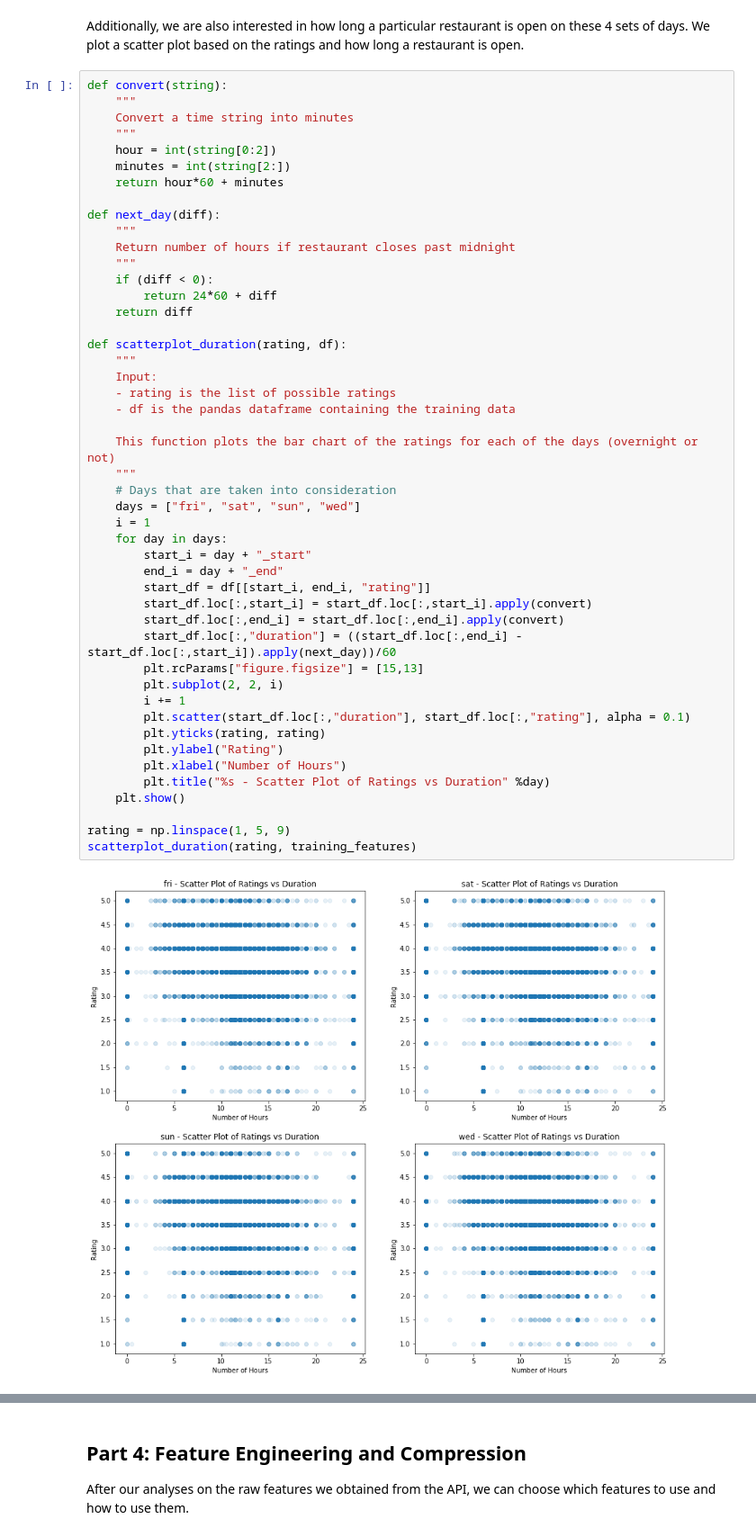
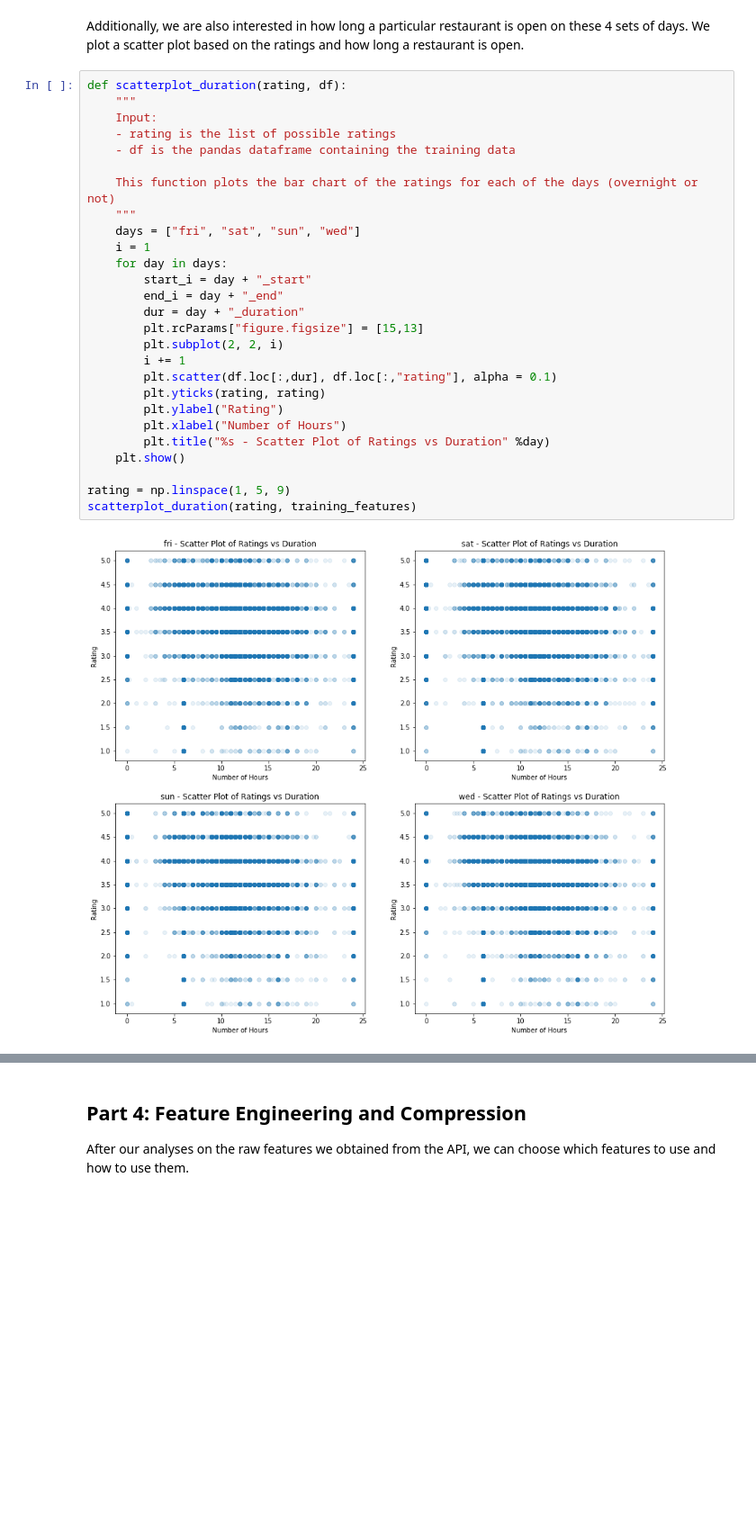
Before and after one commit to sandershihacker/yelp-rating-prediction, a Jupyter notebook: yelp_rating_prediction.ipynb, the cells around one changed output, grey strips where cells are left out. Shown at 90% size. Drawn from its saved outputs; the diff is of its cells as text; blank space fills up the shorter version.

```diff
--- a/yelp_rating_prediction.ipynb
+++ b/yelp_rating_prediction.ipynb
@@ -628,51 +704,31 @@ barplot_overnight(rating, training_features)
 Additionally, we are also interested in how long a particular restaurant is open on these 4 sets of days.
 We plot a scatter plot based on the ratings and how long a restaurant is open.
 # %%
-def convert(string):
-    """
-    Convert a time string into minutes
-    """
-    hour = int(string[0:2])
-    minutes = int(string[2:])
-    return hour*60 + minutes
-
-def next_day(diff):
-    """
-    Return number of hours if restaurant closes past midnight
-    """
-    if (diff < 0):
-        return 24*60 + diff
-    return diff
-
 def scatterplot_duration(rating, df):
     """
     Input:
     - rating is the list of possible ratings
     - df is the pandas dataframe containing the training data
 
     This function plots the bar chart of the ratings for each of the days (overnight or not)
     """
-    # Days that are taken into consideration
     days = ["fri", "sat", "sun", "wed"]
     i = 1
     for day in days:
         start_i = day + "_start"
         end_i = day + "_end"
-        start_df = df[[start_i, end_i, "rating"]]
-        start_df.loc[:,start_i] = start_df.loc[:,start_i].apply(convert)
-        start_df.loc[:,end_i] = start_df.loc[:,end_i].apply(convert)
-        start_df.loc[:,"duration"] = ((start_df.loc[:,end_i] - start_df.loc[:,start_i]).apply(next_day))/60
+        dur = day + "_duration"
         plt.rcParams["figure.figsize"] = [15,13]
         plt.subplot(2, 2, i)
         i += 1
-        plt.scatter(start_df.loc[:,"duration"], start_df.loc[:,"rating"], alpha = 0.1)
+        plt.scatter(df.loc[:,dur], df.loc[:,"rating"], alpha = 0.1)
         plt.yticks(rating, rating)
         plt.ylabel("Rating")
         plt.xlabel("Number of Hours")
         plt.title("%s - Scatter Plot of Ratings vs Duration" %day)
     plt.show()
 
 rating = np.linspace(1, 5, 9)
 scatterplot_duration(rating, training_features)
 # %% [output]
-[figure, old version]
+[figure, new version]
```
Also changed, not shown: parts of 27 cells of this notebook, 1 other file.
